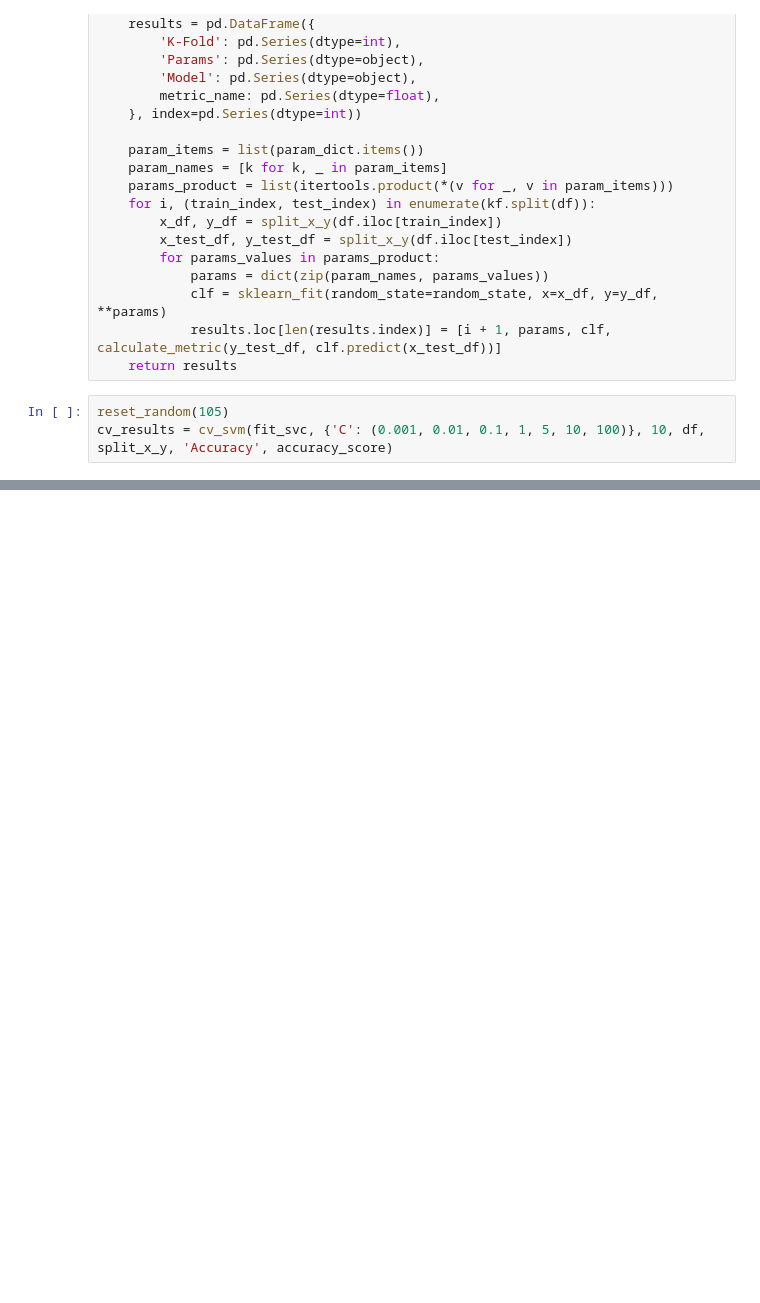
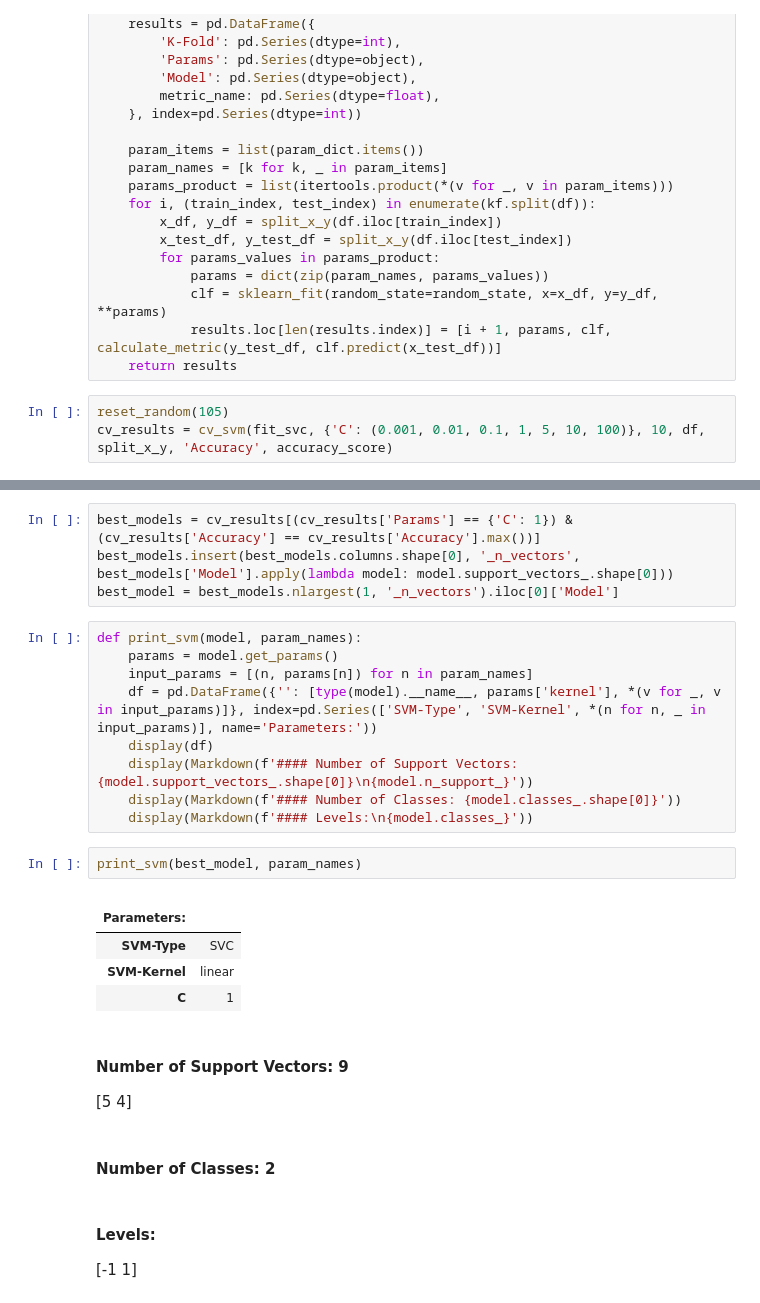
Before and after one commit to shevchenkobn/ml-practice, a Jupyter notebook: a7/a7.ipynb, the cells around one changed output, grey strips where cells are left out. Cells and saved outputs as stored; diff of their text form; blank space fills up the shorter version.

```diff
--- a/a7/a7.ipynb
+++ b/a7/a7.ipynb
@@ -247,0 +296,26 @@ cv_results.apply(lambda row: params_to_tuple(row, ('C',)), axis=1).sort_values([
+# %%
+best_models = cv_results[(cv_results['Params'] == {'C': 1}) & (cv_results['Accuracy'] == cv_results['Accuracy'].max())]
+best_models.insert(best_models.columns.shape[0], '_n_vectors', best_models['Model'].apply(lambda model: model.support_vectors_.shape[0]))
+best_model = best_models.nlargest(1, '_n_vectors').iloc[0]['Model']
+# %%
+def print_svm(model, param_names):
+    params = model.get_params()
+    input_params = [(n, params[n]) for n in param_names]
+    df = pd.DataFrame({'': [type(model).__name__, params['kernel'], *(v for _, v in input_params)]}, index=pd.Series(['SVM-Type', 'SVM-Kernel', *(n for n, _ in input_params)], name='Parameters:'))
+    display(df)
+    display(Markdown(f'#### Number of Support Vectors: {model.support_vectors_.shape[0]}\n{model.n_support_}'))
+    display(Markdown(f'#### Number of Classes: {model.classes_.shape[0]}'))
+    display(Markdown(f'#### Levels:\n{model.classes_}'))
+# %%
+print_svm(best_model, param_names)
+# %% [output]
+|  |  |
+| Parameters: |  |
+| SVM-Type | SVC |
+| SVM-Kernel | linear |
+| C | 1 |
+#### Number of Support Vectors: 9
+[5 4]
+#### Number of Classes: 2
+#### Levels:
+[-1  1]
```
Also changed, not shown: parts of 18 cells of this notebook.
